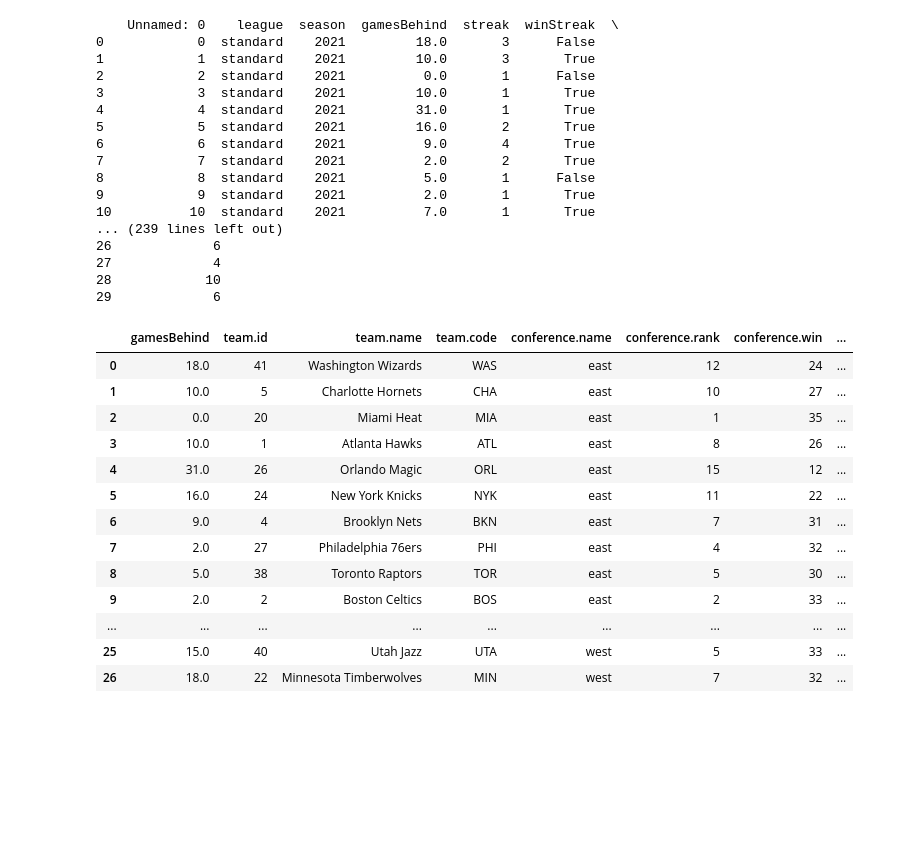
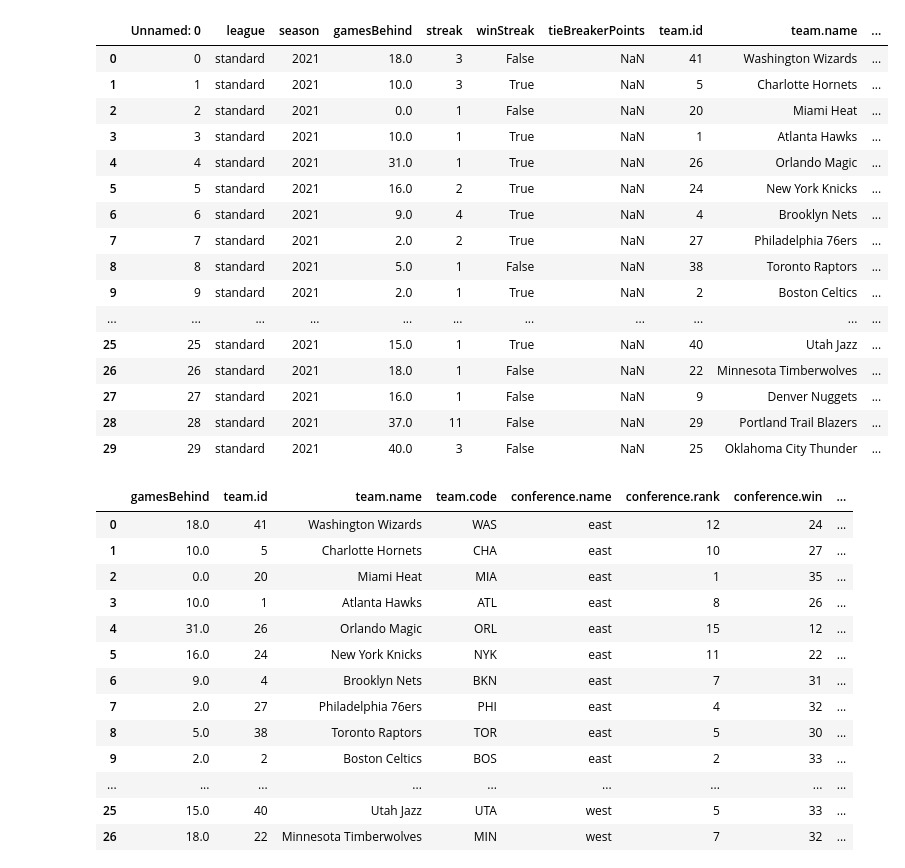
Before and after one commit to daffakenny/apireq, a Jupyter notebook: data_prep.ipynb, the cells around one changed output. Cells and saved outputs as stored; diff of their text form; code cells hidden in the pictures; blank space fills up the shorter version.

```diff
--- a/data_prep.ipynb
+++ b/data_prep.ipynb
@@ -13,32 +13,32 @@ import matplotlib.pyplot as plt
 # %%
 # Season 2021 = 2021/2022
 
 # Standings of the whole league, with each team's id and name
 nbastandings = pd.read_csv("nbastandings_normalized.csv")
 
 with pd.option_context('display.max_rows', None,
                        'display.max_columns', None,
                        'display.precision', 3,
                        ):
-    print(nbastandings)
+    display(nbastandings)
 # %% [output]
-    Unnamed: 0    league  season  gamesBehind  streak  winStreak  \
-0            0  standard    2021         18.0       3      False
-1            1  standard    2021         10.0       3       True
-2            2  standard    2021          0.0       1      False
-3            3  standard    2021         10.0       1       True
-4            4  standard    2021         31.0       1       True
-5            5  standard    2021         16.0       2       True
-6            6  standard    2021          9.0       4       True
-7            7  standard    2021          2.0       2       True
-8            8  standard    2021          5.0       1      False
-9            9  standard    2021          2.0       1       True
-10          10  standard    2021          7.0       1       True
-... (239 lines left out)
-26             6
-27             4
-28            10
-29             6
+|  | Unnamed: 0 | league | season | gamesBehind | streak | winStreak | tieBreakerPoints | team.id | team.name | ... |
+| 0 | 0 | standard | 2021 | 18.0 | 3 | False | NaN | 41 | Washington Wizards | ... |
+| 1 | 1 | standard | 2021 | 10.0 | 3 | True | NaN | 5 | Charlotte Hornets | ... |
+| 2 | 2 | standard | 2021 | 0.0 | 1 | False | NaN | 20 | Miami Heat | ... |
+| 3 | 3 | standard | 2021 | 10.0 | 1 | True | NaN | 1 | Atlanta Hawks | ... |
+| 4 | 4 | standard | 2021 | 31.0 | 1 | True | NaN | 26 | Orlando Magic | ... |
+| 5 | 5 | standard | 2021 | 16.0 | 2 | True | NaN | 24 | New York Knicks | ... |
+| 6 | 6 | standard | 2021 | 9.0 | 4 | True | NaN | 4 | Brooklyn Nets | ... |
+| 7 | 7 | standard | 2021 | 2.0 | 2 | True | NaN | 27 | Philadelphia 76ers | ... |
+| 8 | 8 | standard | 2021 | 5.0 | 1 | False | NaN | 38 | Toronto Raptors | ... |
+| 9 | 9 | standard | 2021 | 2.0 | 1 | True | NaN | 2 | Boston Celtics | ... |
+| ... | ... | ... | ... | ... | ... | ... | ... | ... | ... | ... |
+| 25 | 25 | standard | 2021 | 15.0 | 1 | True | NaN | 40 | Utah Jazz | ... |
+| 26 | 26 | standard | 2021 | 18.0 | 1 | False | NaN | 22 | Minnesota Timberwolves | ... |
+| 27 | 27 | standard | 2021 | 16.0 | 1 | False | NaN | 9 | Denver Nuggets | ... |
+| 28 | 28 | standard | 2021 | 37.0 | 11 | False | NaN | 29 | Portland Trail Blazers | ... |
+| 29 | 29 | standard | 2021 | 40.0 | 3 | False | NaN | 25 | Oklahoma City Thunder | ... |
 # %%
 # Dropping unused columns on standings
 nbastandings.drop(nbastandings.columns[[0, 1, 2, 4, 5, 6, 9, 11, 16, 17, 18, 19, 20, 25, 30]], axis=1, inplace = True)
```
Also changed, not shown: parts of 11 cells of this notebook, 2 other files.
